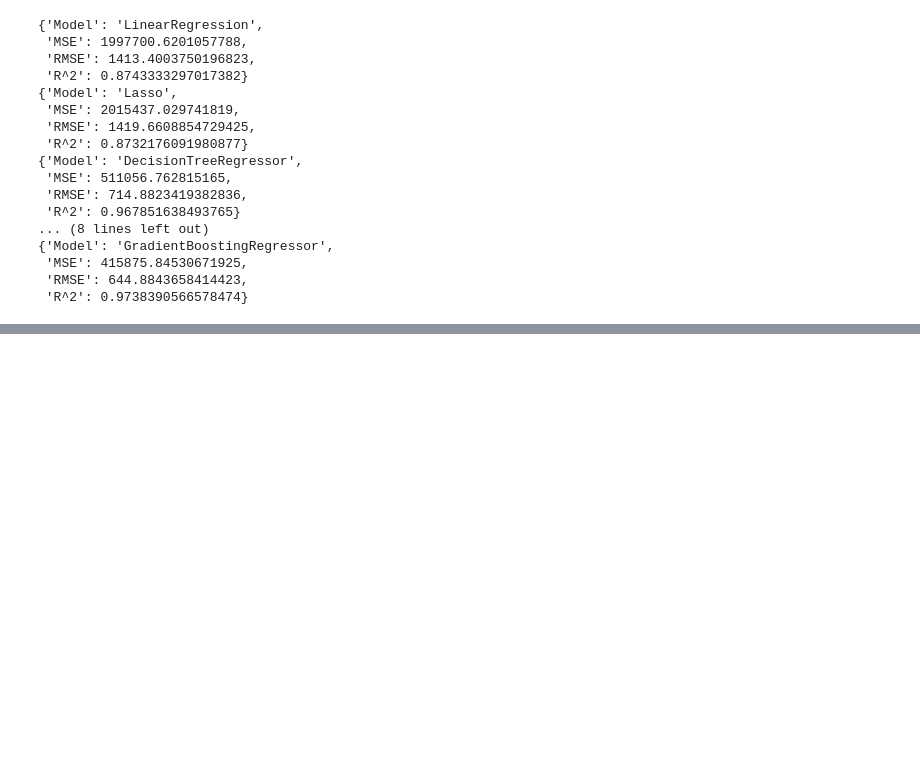
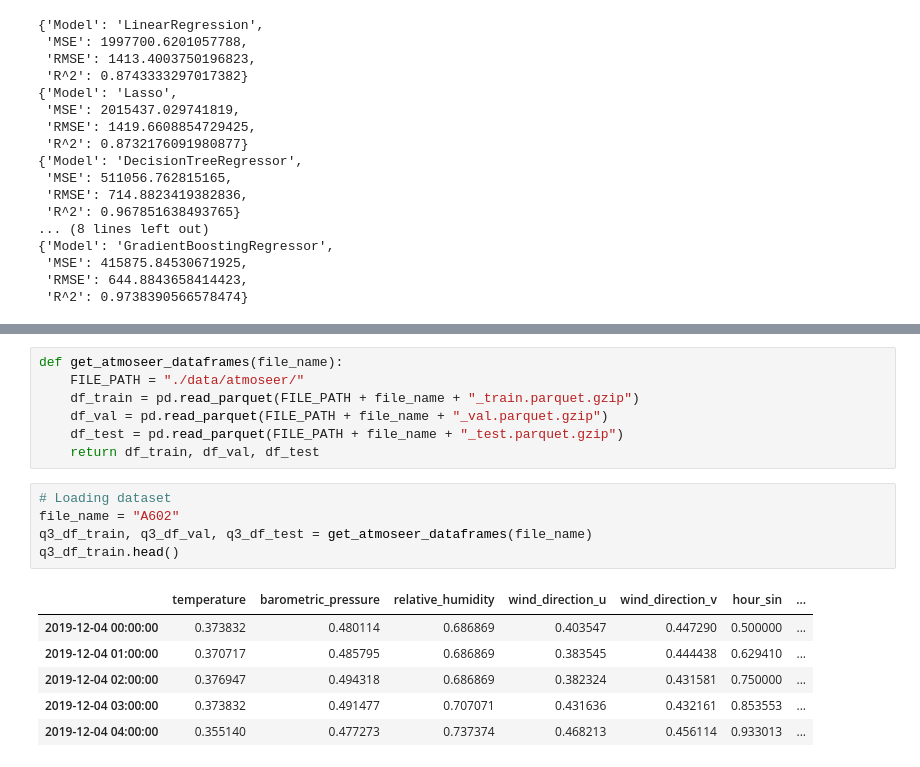
Before and after one commit to mmoura-dev/ppcic-ml, a Jupyter notebook: AM_T1_MATHEUS_DOS_SANTOS_MOURA.ipynb, the cells around one changed output, grey strips where cells are left out. Saved outputs shown, nothing was run; the diff lists cells and outputs as text; blank space fills up the shorter version.

```diff
--- a/AM_T1_MATHEUS_DOS_SANTOS_MOURA.ipynb
+++ b/AM_T1_MATHEUS_DOS_SANTOS_MOURA.ipynb
@@ -484,0 +494,19 @@ for model in q2_models:
+# %%
+def get_atmoseer_dataframes(file_name):
+    FILE_PATH = "./data/atmoseer/"
+    df_train = pd.read_parquet(FILE_PATH + file_name + "_train.parquet.gzip")
+    df_val = pd.read_parquet(FILE_PATH + file_name + "_val.parquet.gzip")
+    df_test = pd.read_parquet(FILE_PATH + file_name + "_test.parquet.gzip")
+    return df_train, df_val, df_test
+# %%
+# Loading dataset
+file_name = "A602"
+q3_df_train, q3_df_val, q3_df_test = get_atmoseer_dataframes(file_name)
+q3_df_train.head()
+# %% [output]
+|  | temperature | barometric_pressure | relative_humidity | wind_direction_u | wind_direction_v | hour_sin | ... |
+| 2019-12-04 00:00:00 | 0.373832 | 0.480114 | 0.686869 | 0.403547 | 0.447290 | 0.500000 | ... |
+| 2019-12-04 01:00:00 | 0.370717 | 0.485795 | 0.686869 | 0.383545 | 0.444438 | 0.629410 | ... |
+| 2019-12-04 02:00:00 | 0.376947 | 0.494318 | 0.686869 | 0.382324 | 0.431581 | 0.750000 | ... |
+| 2019-12-04 03:00:00 | 0.373832 | 0.491477 | 0.707071 | 0.431636 | 0.432161 | 0.853553 | ... |
+| 2019-12-04 04:00:00 | 0.355140 | 0.477273 | 0.737374 | 0.468213 | 0.456114 | 0.933013 | ... |
```
Also changed, not shown: parts of 6 cells of this notebook.
